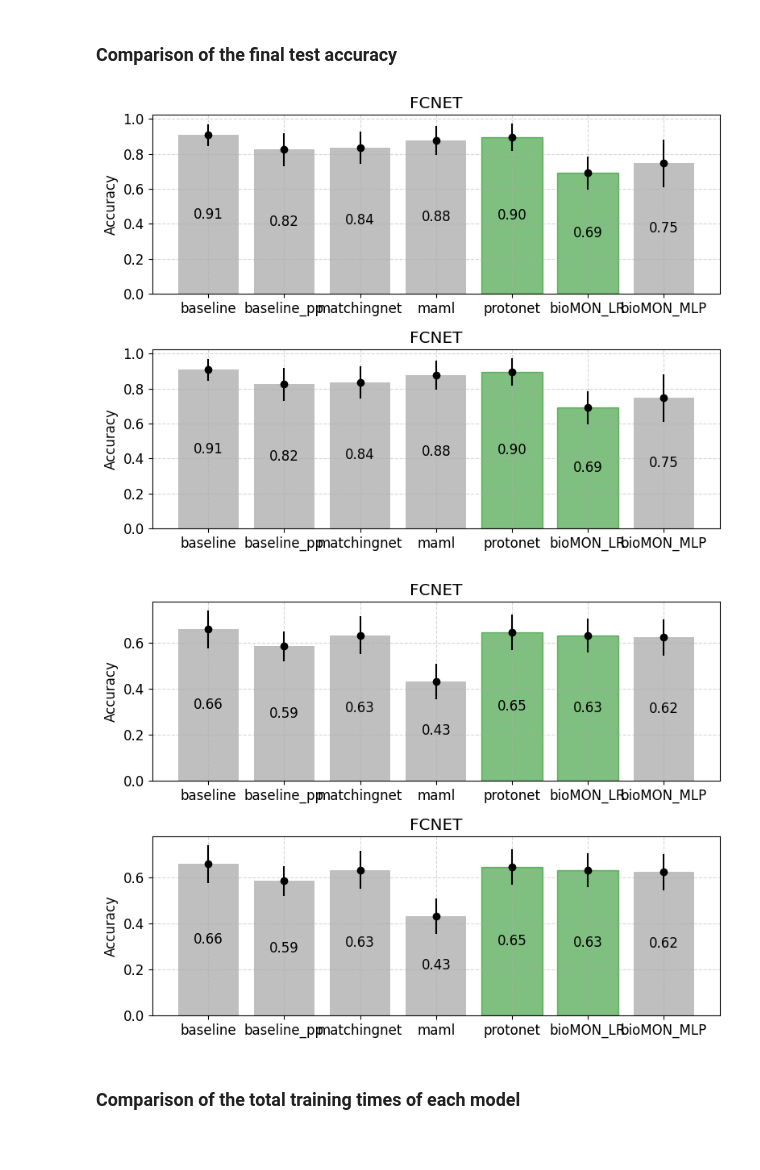
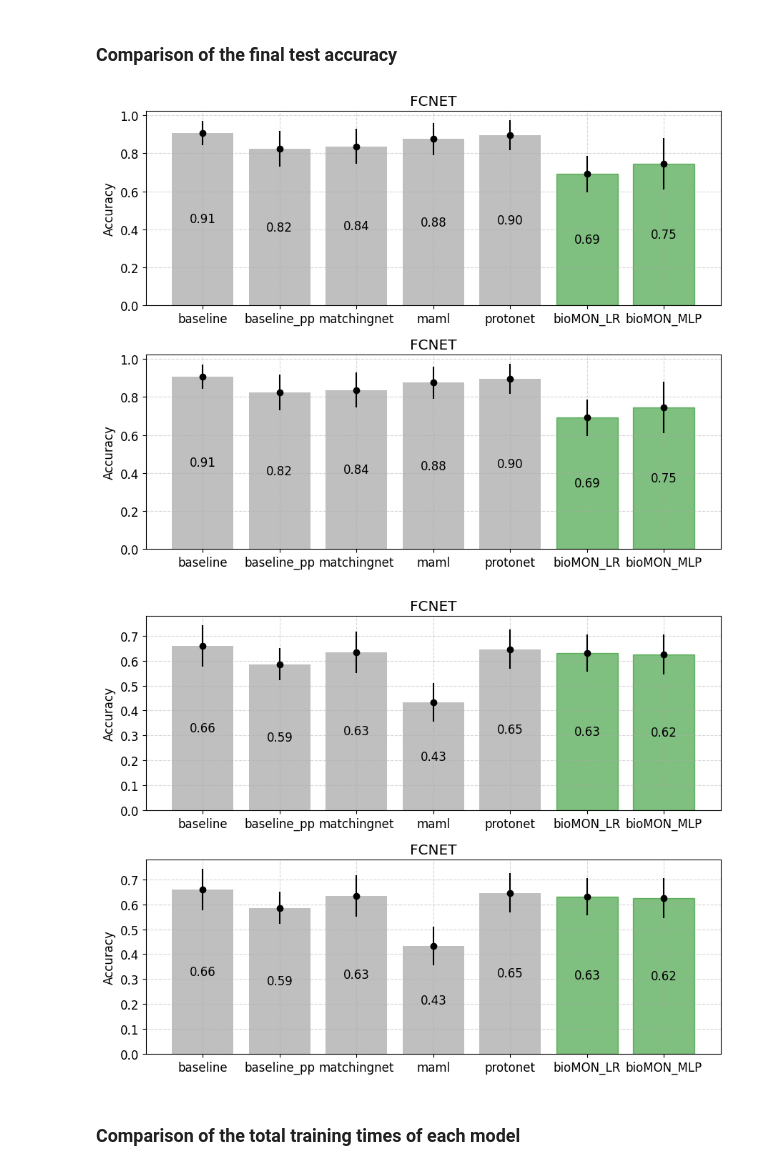
Before and after one commit to MChatzakis/BioMON, a Jupyter notebook: bioMON.ipynb, the cells around one changed output. Saved outputs shown, nothing was run; the diff lists cells and outputs as text; code cells hidden in the pictures.

```diff
--- a/bioMON.ipynb
+++ b/bioMON.ipynb
@@ -513,7 +513,7 @@ backbones = ["FCNET", "FCNET"]
 datasets = ["tabula_muris", "swissprot"]
 
 for dataset in datasets:
-    fig, ax = plt.subplots(len(backbones), 1, figsize=(8, 6))
+    fig, ax = plt.subplots(len(backbones), 1, figsize=(9, 7))
     #fig.suptitle(f"Accuracies for {dataset} dataset")
 
     for index, backbone in enumerate(backbones):
@@ -522,36 +522,36 @@ for dataset in datasets:
         for _, algo in enumerate(algos):
             if algo == "bioMON_MLP":
                 algo = "bioMON_MLP_e10_l128-64"
 
             path = f"{RESULTS_DIR}/{dataset}/{algo}_{backbone}/{n_way}w{n_shot}s{n_query}q/"
             data = pd.read_csv(path + "test_summary.csv")
 
             test_line = data.iloc[2]
             algo_accuracies.append(test_line["acc_mean"] / 100)
             algo_std.append(test_line["acc_std"] / 100)
 
         ax[index].grid(alpha=0.5, linestyle="--")
 
         bars = ax[index].bar(algos, algo_accuracies, color="gray", alpha=0.5)
-        bars[4].set_color("green")
         bars[5].set_color("green")
+        bars[6].set_color("green")
         #bars[3].set_label("BioMON")
 
         ax[index].set_title(f"{backbone}")
         ax[index].set_ylabel("Accuracy")
         ax[index].errorbar(
             algos, algo_accuracies, yerr=algo_std, fmt="o", color="black"
         )
         ax[index].bar_label(ax[index].containers[0], fmt="%.2f", label_type="center")
 
     fig.tight_layout()
 
     fig.savefig(f"{SAVE_PLOTS_DIR}/algo_accuracy_{dataset}.png")
 
     plt.show()
 # %% [output]
-[figure, old version]
+[figure, new version]
-[figure, old version]
+[figure, new version]
 # %% [markdown]
 ### Comparison of the total training times of each model
 # %%
```
Also changed, not shown: parts of 1 cell of this notebook, 7 other files.
